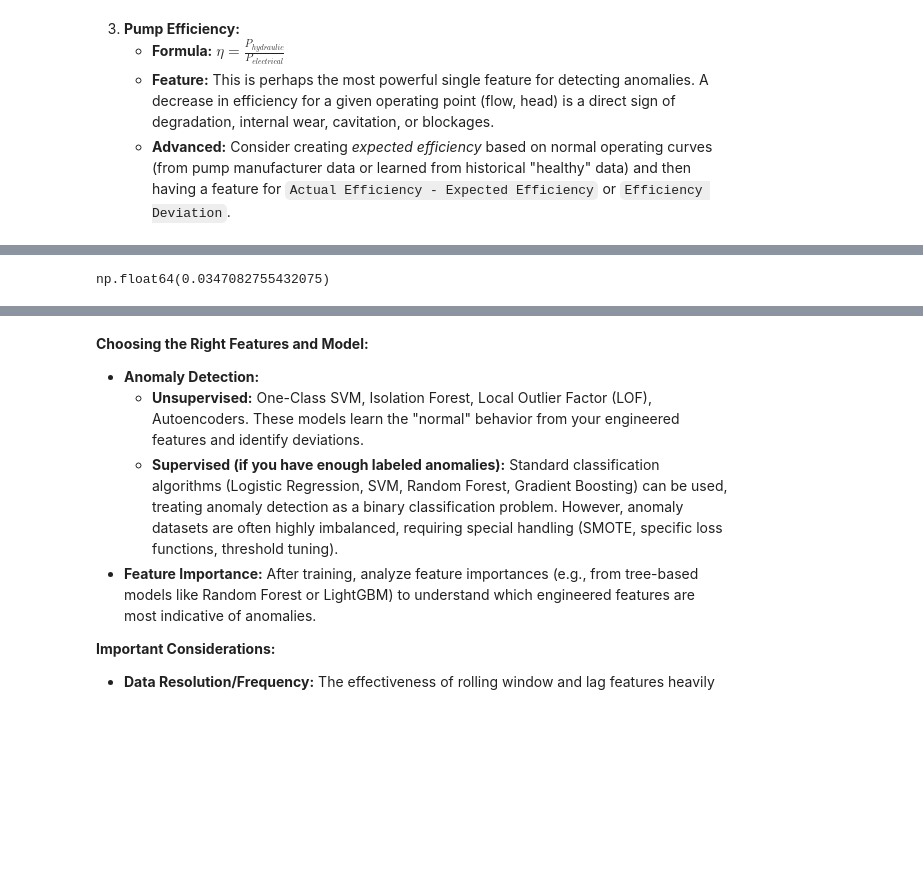
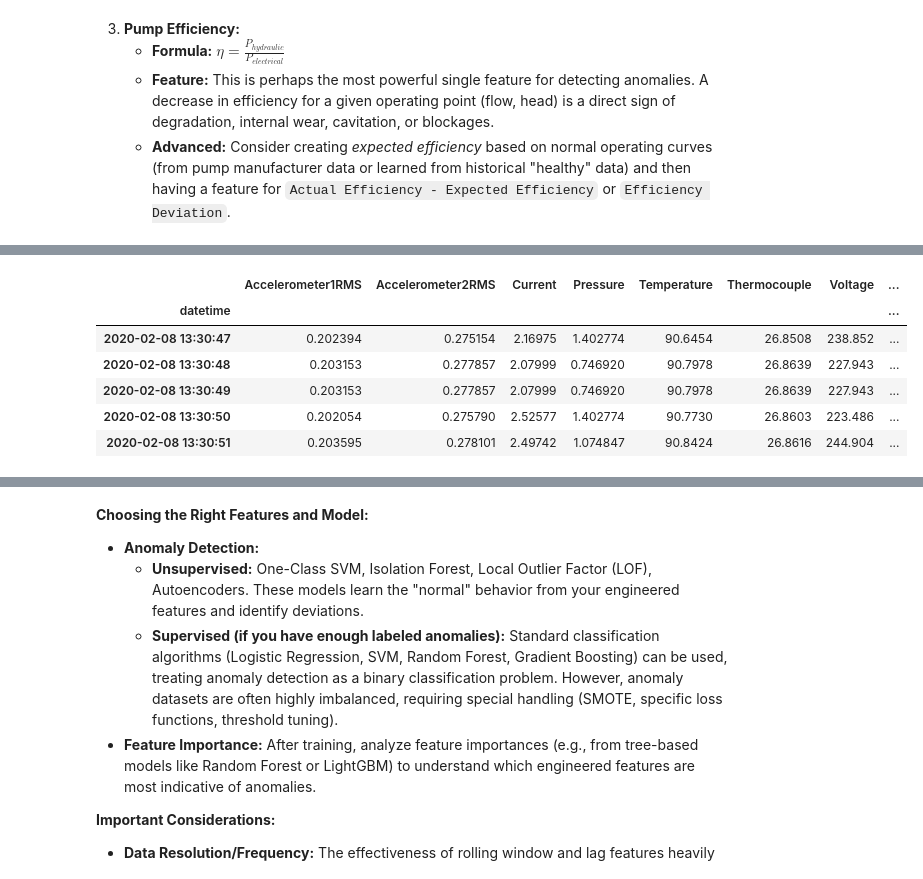
Before and after one commit to th3-buNNy-gUy/AIMLCZG628T, a Jupyter notebook: src/modelling/feature_engineering.ipynb, the cells around one changed output, grey strips where cells are left out. Drawn from its saved outputs; the diff is of its cells as text; code cells hidden in the pictures; blank space fills up the shorter version.

```diff
--- a/src/modelling/feature_engineering.ipynb
+++ b/src/modelling/feature_engineering.ipynb
@@ -390,4 +251,15 @@ tmp_dataframe.head()
-# %%
-expected_efficiency = tmp_dataframe.Actual_Efficiency.sum() / tmp_dataframe.shape[0]
-# %% [output]
-np.float64(0.0347082755432075)
+# %%
+tmp_dataframe = pd.concat([dataframe, dataframe_anomaly], axis=1)
+tmp_dataframe = tmp_dataframe.iloc[np.where(tmp_dataframe.anomaly==0.0)]
+expected_efficiency = tmp_dataframe.Actual_Efficiency.sum() / tmp_dataframe.shape[0]
+
+dataframe["Efficiency_Deviation"] = dataframe["Actual_Efficiency"] - expected_efficiency
+dataframe.head()
+# %% [output]
+|  | Accelerometer1RMS | Accelerometer2RMS | Current | Pressure | Temperature | Thermocouple | Voltage | ... |
+| datetime |  |  |  |  |  |  |  | ... |
+| 2020-02-08 13:30:47 | 0.202394 | 0.275154 | 2.16975 | 1.402774 | 90.6454 | 26.8508 | 238.852 | ... |
+| 2020-02-08 13:30:48 | 0.203153 | 0.277857 | 2.07999 | 0.746920 | 90.7978 | 26.8639 | 227.943 | ... |
+| 2020-02-08 13:30:49 | 0.203153 | 0.277857 | 2.07999 | 0.746920 | 90.7978 | 26.8639 | 227.943 | ... |
+| 2020-02-08 13:30:50 | 0.202054 | 0.275790 | 2.52577 | 1.402774 | 90.7730 | 26.8603 | 223.486 | ... |
+| 2020-02-08 13:30:51 | 0.203595 | 0.278101 | 2.49742 | 1.074847 | 90.8424 | 26.8616 | 244.904 | ... |
```
Also changed, not shown: parts of 47 cells of this notebook, 1 other file.
